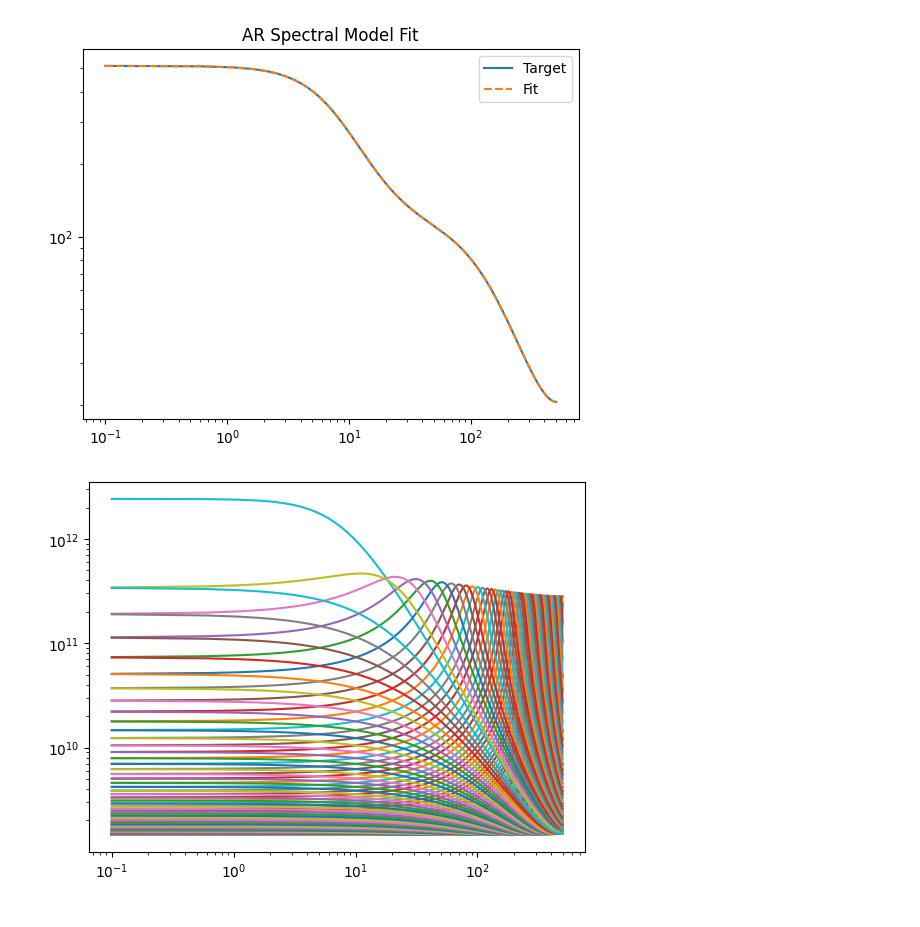
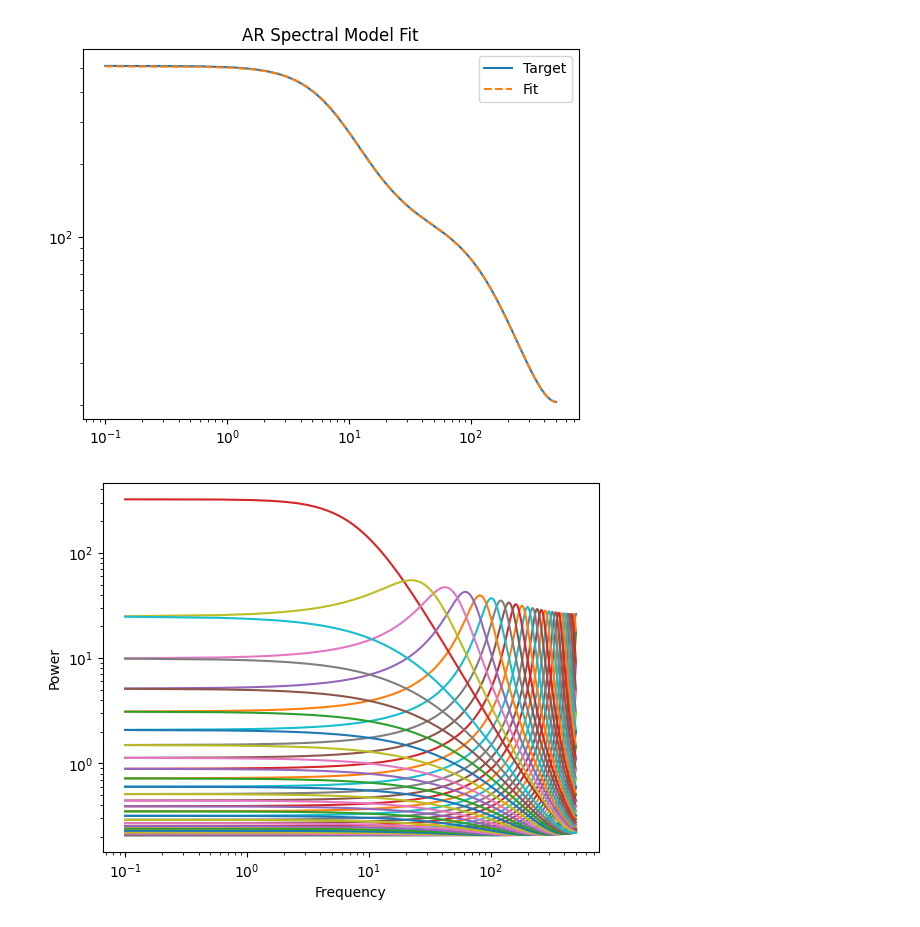
Before and after one commit to voytekresearch/timescale-methods, a Jupyter notebook: docs/examples/everything_is_a_timescale.ipynb, the cells around one changed output. Cells and saved outputs as stored; diff of their text form; code cells hidden in the pictures.

```diff
--- a/docs/examples/everything_is_a_timescale.ipynb
+++ b/docs/examples/everything_is_a_timescale.ipynb
@@ -57,10 +58,10 @@ plt.loglog(freqs, powers);
 # %% [output]
 [figure]
 # %%
-# Warning: this is slow-ish to fit
-#   Fit PSD with AR(100)
-order = 100
-ar = ARPSD(order, fs, ar_bounds=(0, 10.))
+# Warning: this is slow-ish to fit. todo is a a fast polynomial solver
+#   Fit PSD with AR(50)
+order = 50
+ar = ARPSD(order, fs, ar_bounds=(0, 10))
 ar.fit(freqs, powers)
 ar.plot()
 # %% [output]
@@ -68,26 +69,29 @@ ar.plot()
 # %%
 # Split AR parameters from scaling constant
 phi, scale = -ar.params[:-1], ar.params[-1]
 
 # Solve poly roots
 coef = np.array([1, *phi])
 p = np.polynomial.Polynomial(coef)
 roots = p.roots()
 
 # PSD: components and product
 exp = np.exp(-1j * 2 * np.pi * freqs * (1/fs))
 const = 1 / np.abs(p.coef[-1])**2
 
 powers_prod = np.zeros((order, len(freqs)))
 powers_fit = const
 
 for i in range(order):
     powers_prod[i] = 1 / np.abs((exp-roots[i]))**2
     powers_fit *= powers_prod[i]
 
 # Plot
 plt.figure(0)
 for _powers in powers_prod:
-    plt.loglog(freqs, (const/order) * _powers)
+    plt.loglog(freqs,  _powers)
+
+plt.xlabel("Frequency")
+plt.ylabel("Power");
 # %% [output]
-[figure, old version]
+[figure, new version]
```
Also changed, not shown: parts of 8 cells of this notebook.
